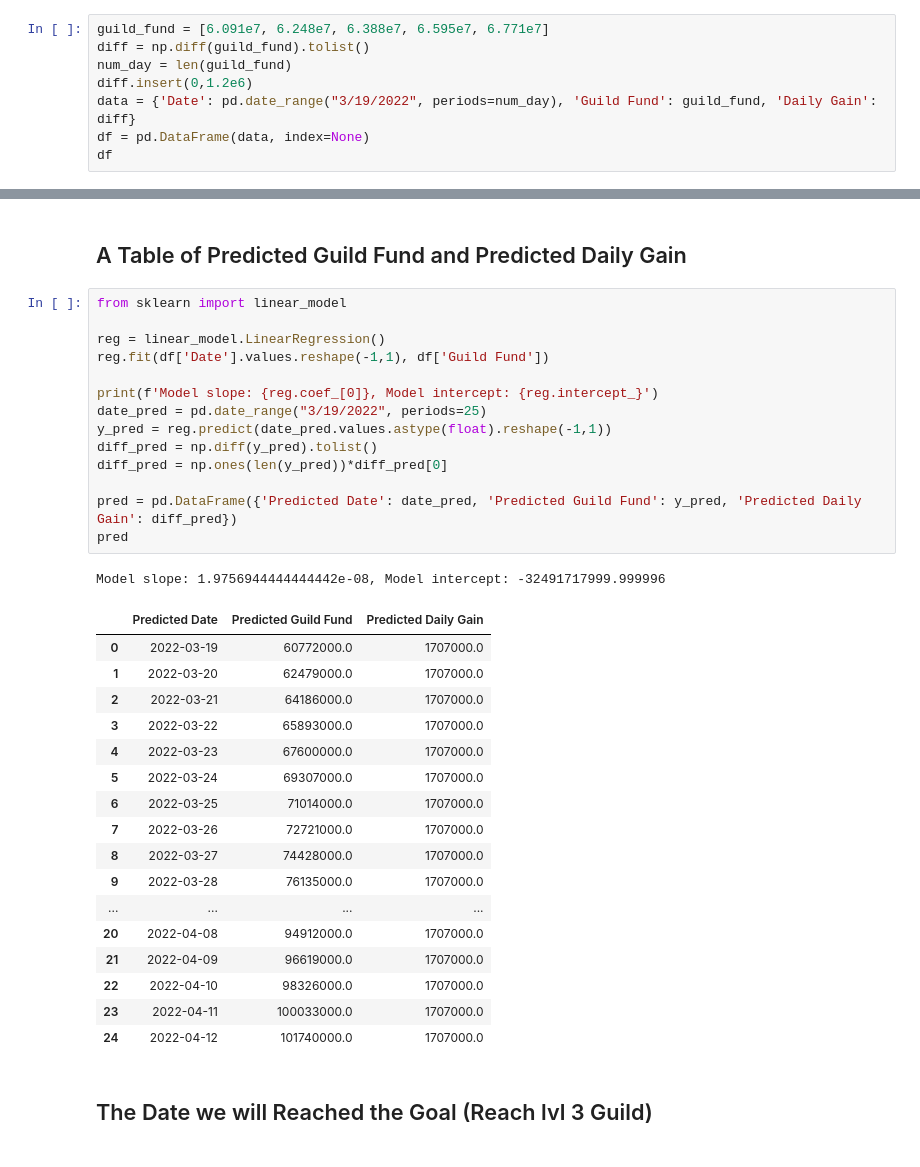
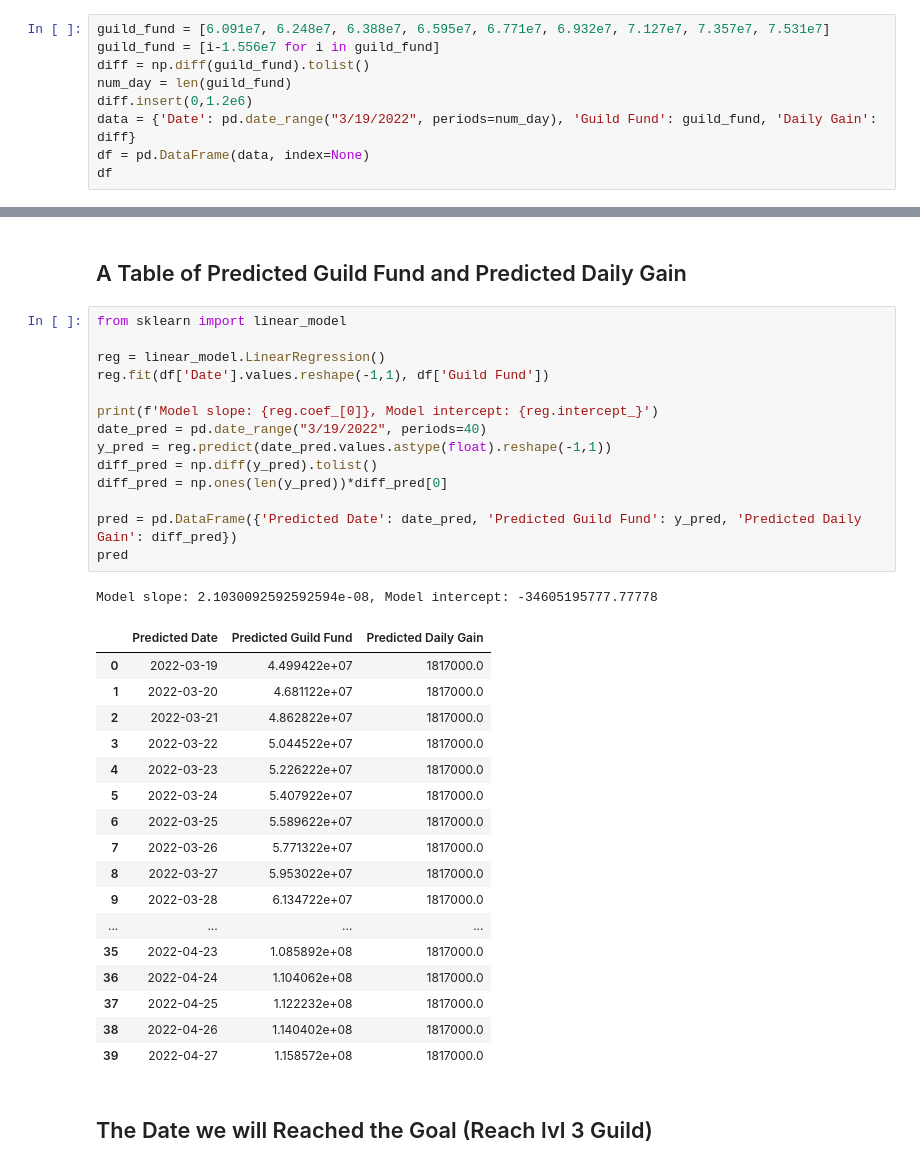
Before and after one commit to dlai211/personal, a Jupyter notebook: RO_genesis/Guild.ipynb, the cells around one changed output, grey strips where cells are left out. Saved outputs shown, nothing was run; the diff lists cells and outputs as text.

```diff
--- a/RO_genesis/Guild.ipynb
+++ b/RO_genesis/Guild.ipynb
@@ -7,7 +11,8 @@ import pandas as pd
 # %% [markdown]
 ## Current Data I Collected
 # %%
-guild_fund = [6.091e7, 6.248e7, 6.388e7, 6.595e7, 6.771e7]
+guild_fund = [6.091e7, 6.248e7, 6.388e7, 6.595e7, 6.771e7, 6.932e7, 7.127e7, 7.357e7, 7.531e7]
+guild_fund = [i-1.556e7 for i in guild_fund]
 diff = np.diff(guild_fund).tolist()
 num_day = len(guild_fund)
 diff.insert(0,1.2e6)
@@ -40,36 +49,36 @@ px.scatter(df, x="Date", y="Guild Fund", trendline="ols", trendline_scope="overa
 # %%
 from sklearn import linear_model
 
 reg = linear_model.LinearRegression()
 reg.fit(df['Date'].values.reshape(-1,1), df['Guild Fund'])
 
 print(f'Model slope: {reg.coef_[0]}, Model intercept: {reg.intercept_}')
-date_pred = pd.date_range("3/19/2022", periods=25)
+date_pred = pd.date_range("3/19/2022", periods=40)
 y_pred = reg.predict(date_pred.values.astype(float).reshape(-1,1))
 diff_pred = np.diff(y_pred).tolist()
 diff_pred = np.ones(len(y_pred))*diff_pred[0]
 
 pred = pd.DataFrame({'Predicted Date': date_pred, 'Predicted Guild Fund': y_pred, 'Predicted Daily Gain': diff_pred})
 pred
 # %% [output]
-Model slope: 1.9756944444444442e-08, Model intercept: -32491717999.999996
+Model slope: 2.1030092592592594e-08, Model intercept: -34605195777.77778
 |  | Predicted Date | Predicted Guild Fund | Predicted Daily Gain |
-| 0 | 2022-03-19 | 60772000.0 | 1707000.0 |
-| 1 | 2022-03-20 | 62479000.0 | 1707000.0 |
-| 2 | 2022-03-21 | 64186000.0 | 1707000.0 |
-| 3 | 2022-03-22 | 65893000.0 | 1707000.0 |
-| 4 | 2022-03-23 | 67600000.0 | 1707000.0 |
-| 5 | 2022-03-24 | 69307000.0 | 1707000.0 |
-| 6 | 2022-03-25 | 71014000.0 | 1707000.0 |
-| 7 | 2022-03-26 | 72721000.0 | 1707000.0 |
-| 8 | 2022-03-27 | 74428000.0 | 1707000.0 |
-| 9 | 2022-03-28 | 76135000.0 | 1707000.0 |
+| 0 | 2022-03-19 | 4.499422e+07 | 1817000.0 |
+| 1 | 2022-03-20 | 4.681122e+07 | 1817000.0 |
+| 2 | 2022-03-21 | 4.862822e+07 | 1817000.0 |
+| 3 | 2022-03-22 | 5.044522e+07 | 1817000.0 |
+| 4 | 2022-03-23 | 5.226222e+07 | 1817000.0 |
+| 5 | 2022-03-24 | 5.407922e+07 | 1817000.0 |
+| 6 | 2022-03-25 | 5.589622e+07 | 1817000.0 |
+| 7 | 2022-03-26 | 5.771322e+07 | 1817000.0 |
+| 8 | 2022-03-27 | 5.953022e+07 | 1817000.0 |
+| 9 | 2022-03-28 | 6.134722e+07 | 1817000.0 |
 | ... | ... | ... | ... |
-| 20 | 2022-04-08 | 94912000.0 | 1707000.0 |
-| 21 | 2022-04-09 | 96619000.0 | 1707000.0 |
-| 22 | 2022-04-10 | 98326000.0 | 1707000.0 |
-| 23 | 2022-04-11 | 100033000.0 | 1707000.0 |
-| 24 | 2022-04-12 | 101740000.0 | 1707000.0 |
+| 35 | 2022-04-23 | 1.085892e+08 | 1817000.0 |
+| 36 | 2022-04-24 | 1.104062e+08 | 1817000.0 |
+| 37 | 2022-04-25 | 1.122232e+08 | 1817000.0 |
+| 38 | 2022-04-26 | 1.140402e+08 | 1817000.0 |
+| 39 | 2022-04-27 | 1.158572e+08 | 1817000.0 |
 # %% [markdown]
 ## The Date we will Reached the Goal (Reach lvl 3 Guild)
 # %%
```
Also changed, not shown: parts of 4 cells of this notebook.
